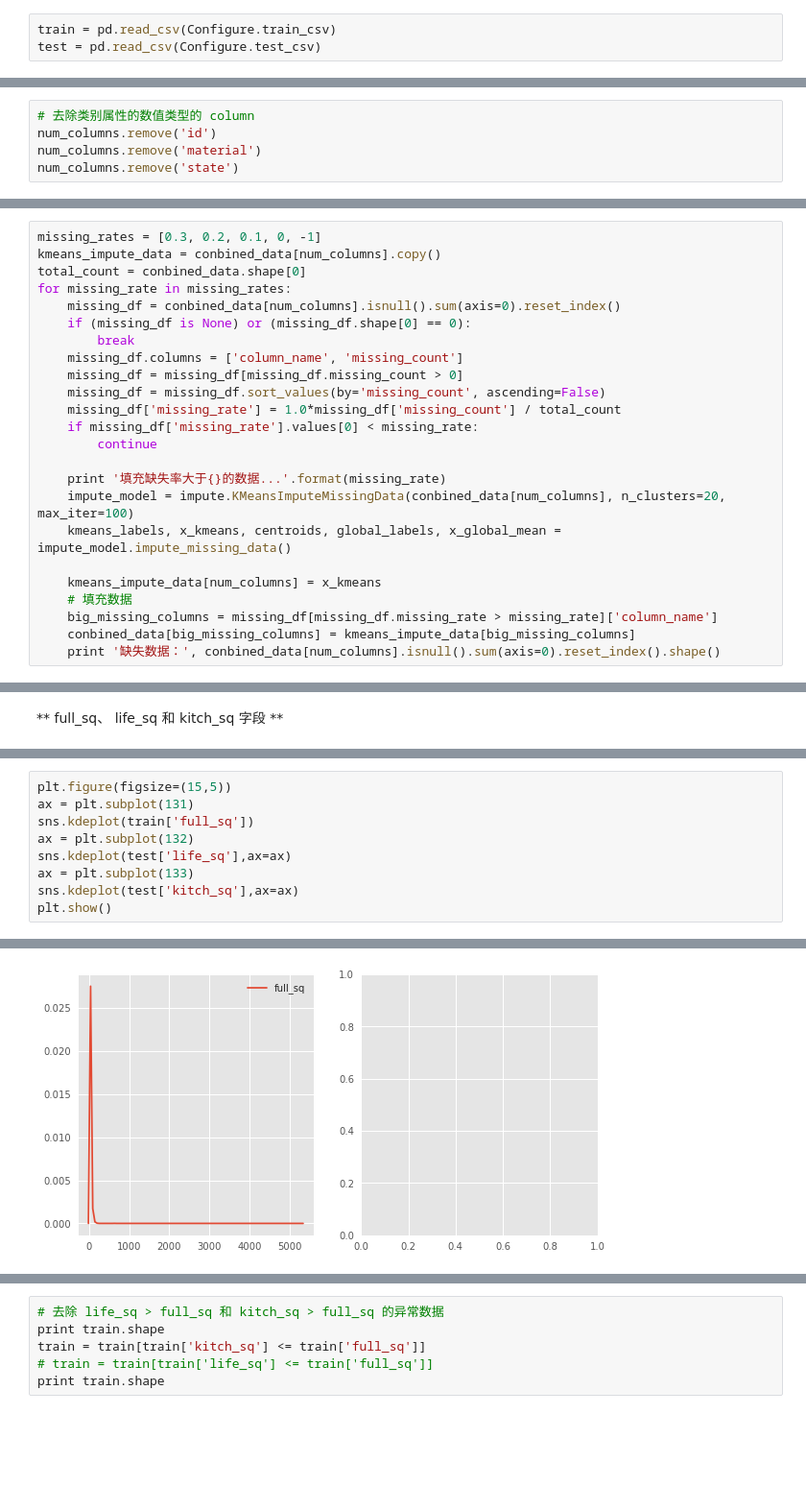
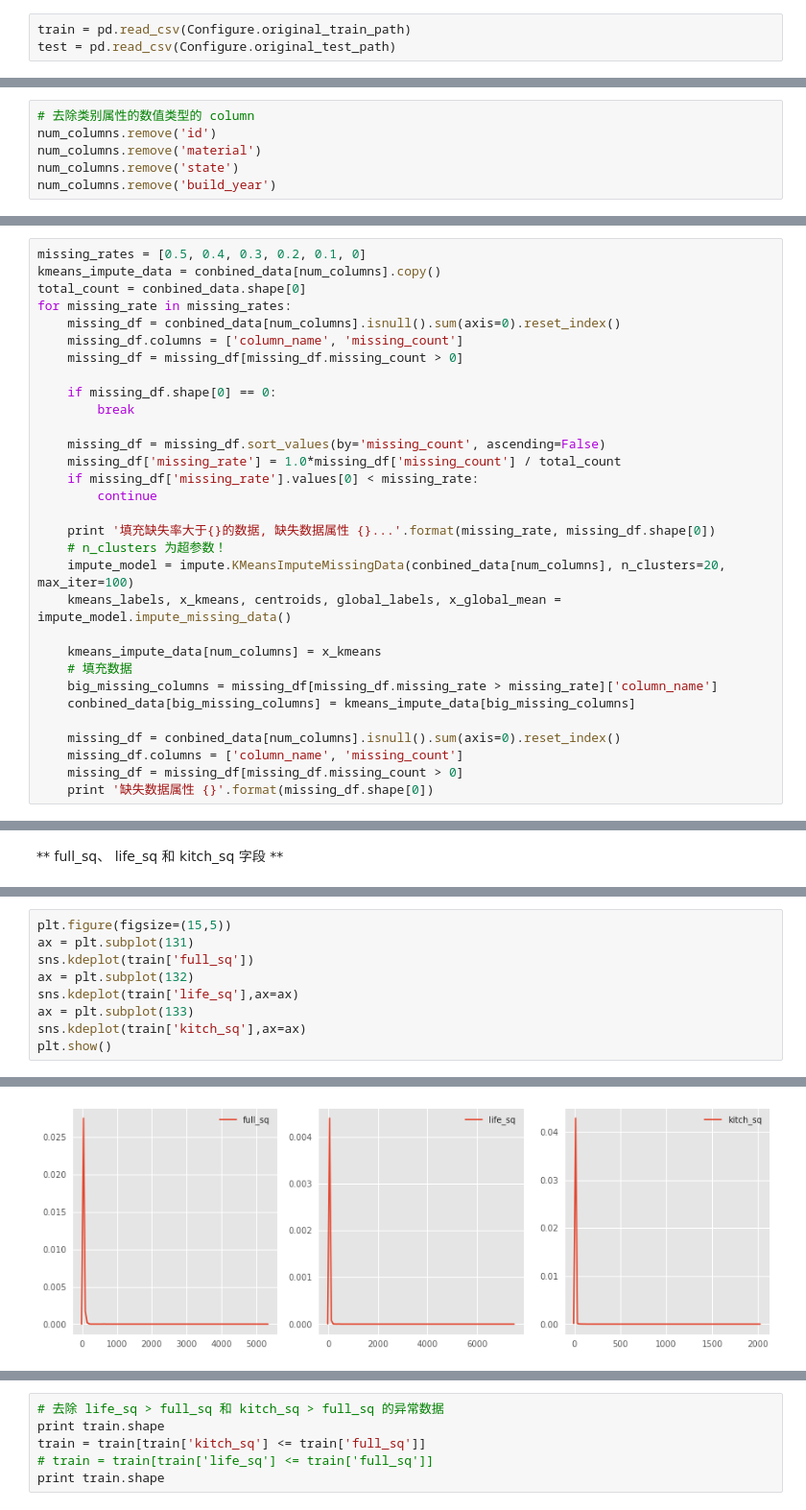
Before and after one commit to SunnyMarkLiu/Kaggle_Russian_Housing_Market, a Jupyter notebook: features/train_test_feature_engineering.ipynb, the cells around one changed output, grey strips where cells are left out. Shown: that part at 96% size. Drawn from its saved outputs; the diff is of its cells as text; blank space fills up the shorter version.

Commit message:
train test preprocess

```diff
--- a/features/train_test_feature_engineering.ipynb
+++ b/features/train_test_feature_engineering.ipynb
@@ -25,6 +28,6 @@ import impute_missing_data as impute
 # %%
-train = pd.read_csv(Configure.train_csv)
-test = pd.read_csv(Configure.test_csv)
+train = pd.read_csv(Configure.original_train_path)
+test = pd.read_csv(Configure.original_test_path)
 # %%
 train.shape, test.shape
 # %% [output]
@@ -122,3 +137,4 @@ num_columns = conbined_data.select_dtypes(exclude=['object']).columns.values.tol
 num_columns.remove('id')
 num_columns.remove('material')
 num_columns.remove('state')
+num_columns.remove('build_year')
@@ -127,19 +143,22 @@ KMeans 算法填充缺失数据
 # %%
-missing_rates = [0.3, 0.2, 0.1, 0, -1]
+missing_rates = [0.5, 0.4, 0.3, 0.2, 0.1, 0]
 kmeans_impute_data = conbined_data[num_columns].copy()
 total_count = conbined_data.shape[0]
 for missing_rate in missing_rates:
     missing_df = conbined_data[num_columns].isnull().sum(axis=0).reset_index()
-    if (missing_df is None) or (missing_df.shape[0] == 0):
-        break
     missing_df.columns = ['column_name', 'missing_count']
     missing_df = missing_df[missing_df.missing_count > 0]
+
+    if missing_df.shape[0] == 0:
+        break
+
     missing_df = missing_df.sort_values(by='missing_count', ascending=False)
     missing_df['missing_rate'] = 1.0*missing_df['missing_count'] / total_count
     if missing_df['missing_rate'].values[0] < missing_rate:
         continue
 
-    print '填充缺失率大于{}的数据...'.format(missing_rate)
+    print '填充缺失率大于{}的数据, 缺失数据属性 {}...'.format(missing_rate, missing_df.shape[0])
+    # n_clusters 为超参数！
     impute_model = impute.KMeansImputeMissingData(conbined_data[num_columns], n_clusters=20, max_iter=100)
     kmeans_labels, x_kmeans, centroids, global_labels, x_global_mean = impute_model.impute_missing_data()
 
@@ -147,5 +166,9 @@ for missing_rate in missing_rates:
     # 填充数据
     big_missing_columns = missing_df[missing_df.missing_rate > missing_rate]['column_name']
     conbined_data[big_missing_columns] = kmeans_impute_data[big_missing_columns]
-    print '缺失数据：', conbined_data[num_columns].isnull().sum(axis=0).reset_index().shape()
+
+    missing_df = conbined_data[num_columns].isnull().sum(axis=0).reset_index()
+    missing_df.columns = ['column_name', 'missing_count']
+    missing_df = missing_df[missing_df.missing_count > 0]
+    print '缺失数据属性 {}'.format(missing_df.shape[0])
 # %% [output]
@@ -195,8 +203,8 @@ plt.figure(figsize=(15,5))
 ax = plt.subplot(131)
 sns.kdeplot(train['full_sq'])
 ax = plt.subplot(132)
-sns.kdeplot(test['life_sq'],ax=ax)
+sns.kdeplot(train['life_sq'],ax=ax)
 ax = plt.subplot(133)
-sns.kdeplot(test['kitch_sq'],ax=ax)
+sns.kdeplot(train['kitch_sq'],ax=ax)
 plt.show()
 # %% [output]
@@ -204,4 +211,4 @@ ValueError: array must not contain infs or NaNs
-[figure, old version]
+[figure, new version]
 # %%
 sum(train['kitch_sq'] > train['full_sq']), sum(train['life_sq'] > train['full_sq'])
 # %% [output]
```
Also changed, not shown: parts of 48 cells of this notebook.
